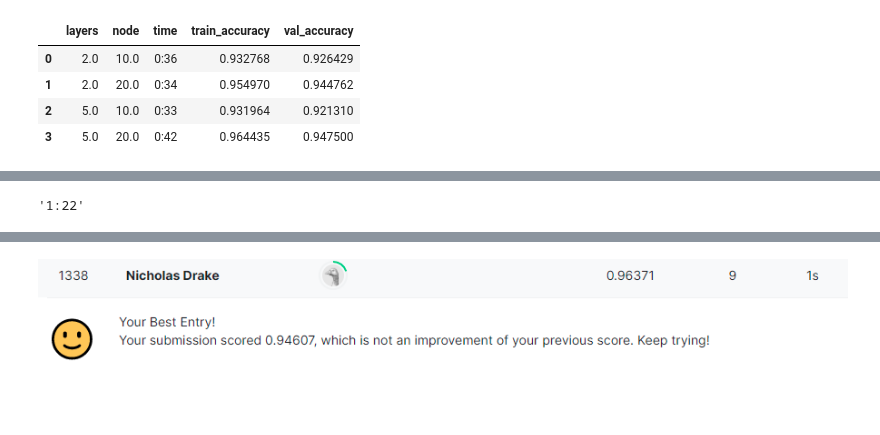
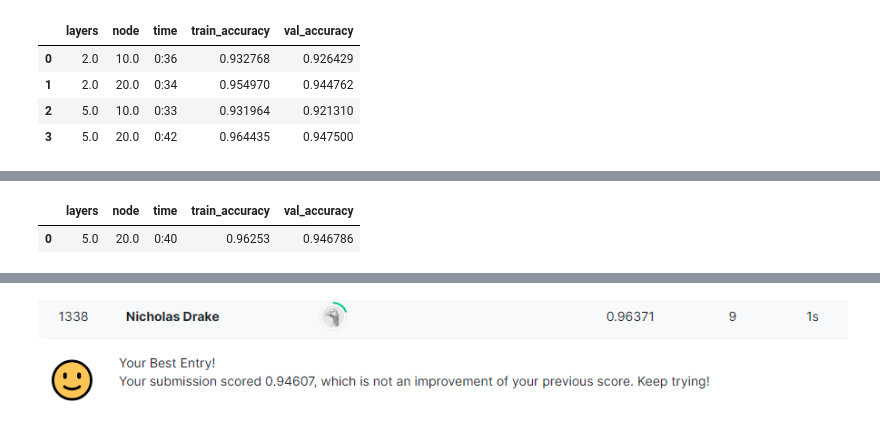
Before and after one commit to DrakeData/Digit_Recognizer, a Jupyter notebook: Digit_Recognizer.ipynb, the cells around one changed output, grey strips where cells are left out. Cells and saved outputs as stored; diff of their text form; code cells hidden in the pictures; blank space fills up the shorter version.

```diff
--- a/Digit_Recognizer.ipynb
+++ b/Digit_Recognizer.ipynb
@@ -506,5 +536,10 @@ print(y_train[2]) # 4
 # %%
 def model_build(node, layers_n):
+  '''
+  Function allows user to pick the number of layers (either 2 or 5 layers)
+  and the number of nodes to use for the model.
+  :return: model
+  '''
   if layers_n == 2:
     model = keras.models.Sequential([
       keras.layers.Flatten(input_shape=[784,]),
@@ -656,8 +689,19 @@ Total elapsed time = 0:01:22.692027
 # %%
 minutes = divmod(total_time.seconds, 60)
 m_clean = str(minutes[0])
 s_celan = str(minutes[1])
 time_clean= m_clean+':'+s_celan
-time_clean
+
+# DQ Check
+
+df_check = pd.DataFrame()
+df_check.append({'layers': 5,
+           'node': 20,
+           'time': time_clean,
+           'train_accuracy': history.history['accuracy'][-1],
+          'val_accuracy': history.history['val_accuracy'][-1]
+           },
+          ignore_index=True)
 # %% [output]
-'1:22'
+|  | layers | node | time | train_accuracy | val_accuracy |
+| 0 | 5.0 | 20.0 | 0:40 | 0.96253 | 0.946786 |
```
Also changed, not shown: parts of 17 cells of this notebook.
